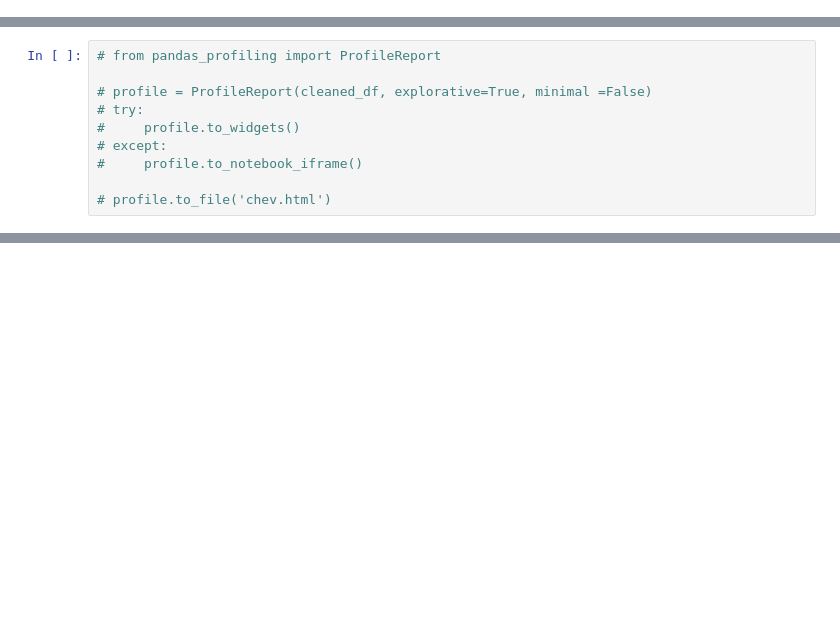
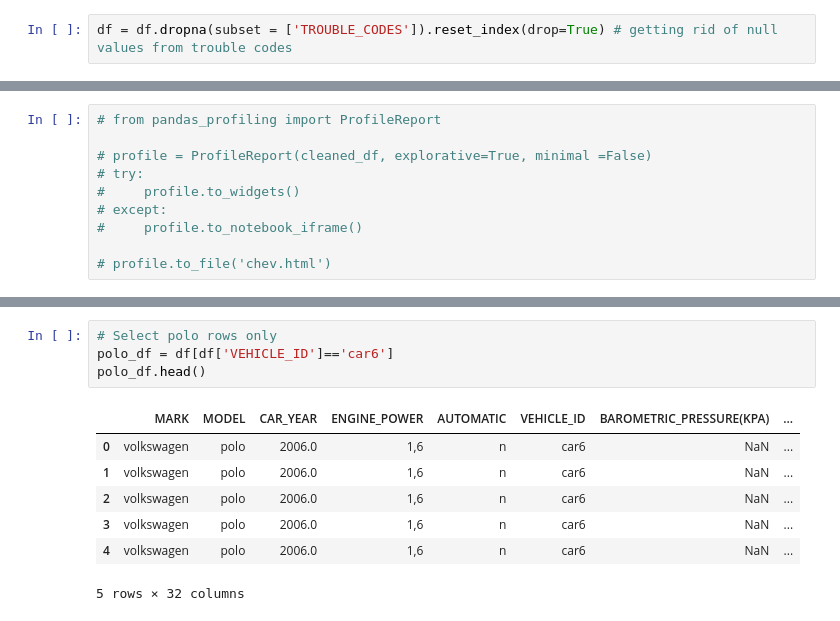
Before and after one commit to Meta-c/OBD-analysis, a Jupyter notebook: chevrolet_agile.ipynb, the cells around one changed output, grey strips where cells are left out. Drawn from its saved outputs; the diff is of its cells as text; blank space fills up the shorter version.

```diff
--- a/chevrolet_agile.ipynb
+++ b/chevrolet_agile.ipynb
@@ -40,3 +40,5 @@ agile_df
 | 2017-09-12 18:06:10.201999872 | chevrolet | agile | 2011.0 | 1,4 | n | car1 | NaN | ... |
 | 2017-09-12 18:06:14.213999872 | chevrolet | agile | 2011.0 | 1,4 | n | car1 | NaN | ... |
 13617 rows × 32 columns
+# %%
+df = df.dropna(subset = ['TROUBLE_CODES']).reset_index(drop=True) # getting rid of null values from trouble codes
@@ -171,0 +171,12 @@ Name: ENGINE_RUNTIME, dtype: object
+# %%
+# Select polo rows only
+polo_df = df[df['VEHICLE_ID']=='car6']
+polo_df.head()
+# %% [output]
+|  | MARK | MODEL | CAR_YEAR | ENGINE_POWER | AUTOMATIC | VEHICLE_ID | BAROMETRIC_PRESSURE(KPA) | ... |
+| 0 | volkswagen | polo | 2006.0 | 1,6 | n | car6 | NaN | ... |
+| 1 | volkswagen | polo | 2006.0 | 1,6 | n | car6 | NaN | ... |
+| 2 | volkswagen | polo | 2006.0 | 1,6 | n | car6 | NaN | ... |
+| 3 | volkswagen | polo | 2006.0 | 1,6 | n | car6 | NaN | ... |
+| 4 | volkswagen | polo | 2006.0 | 1,6 | n | car6 | NaN | ... |
+5 rows × 32 columns
```
Also changed, not shown: parts of 18 cells of this notebook.
